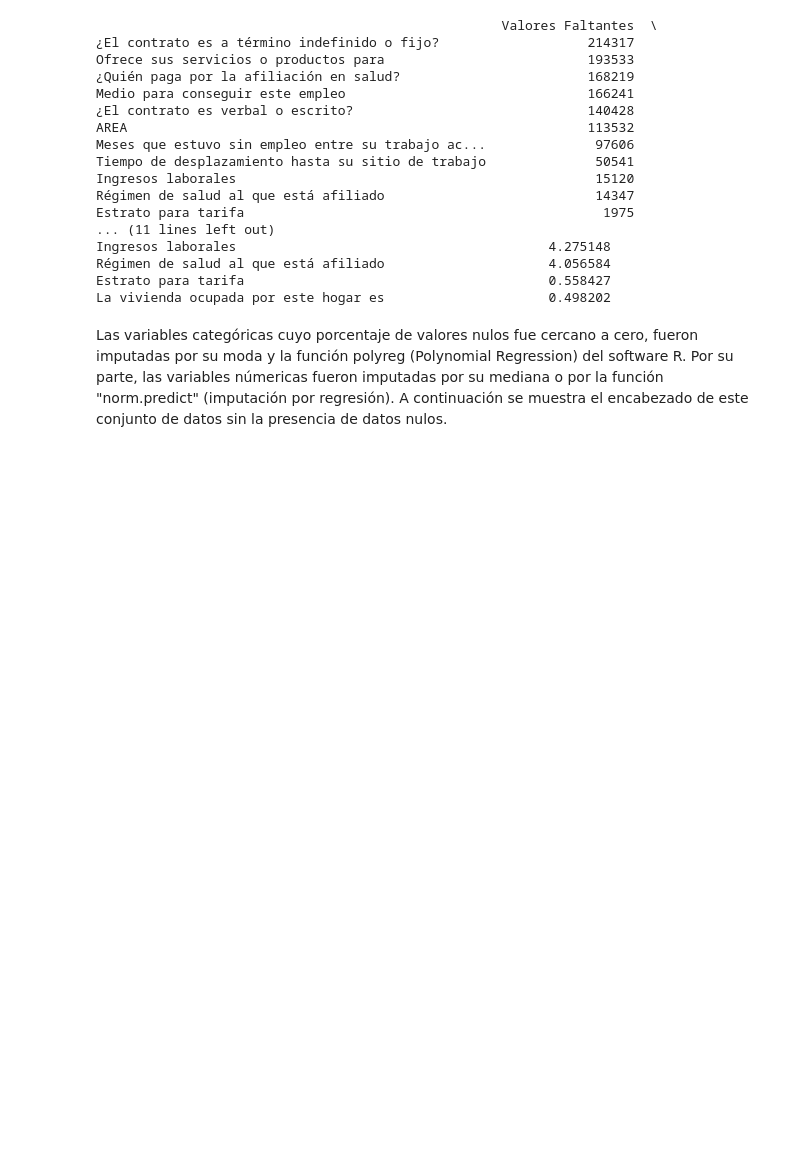
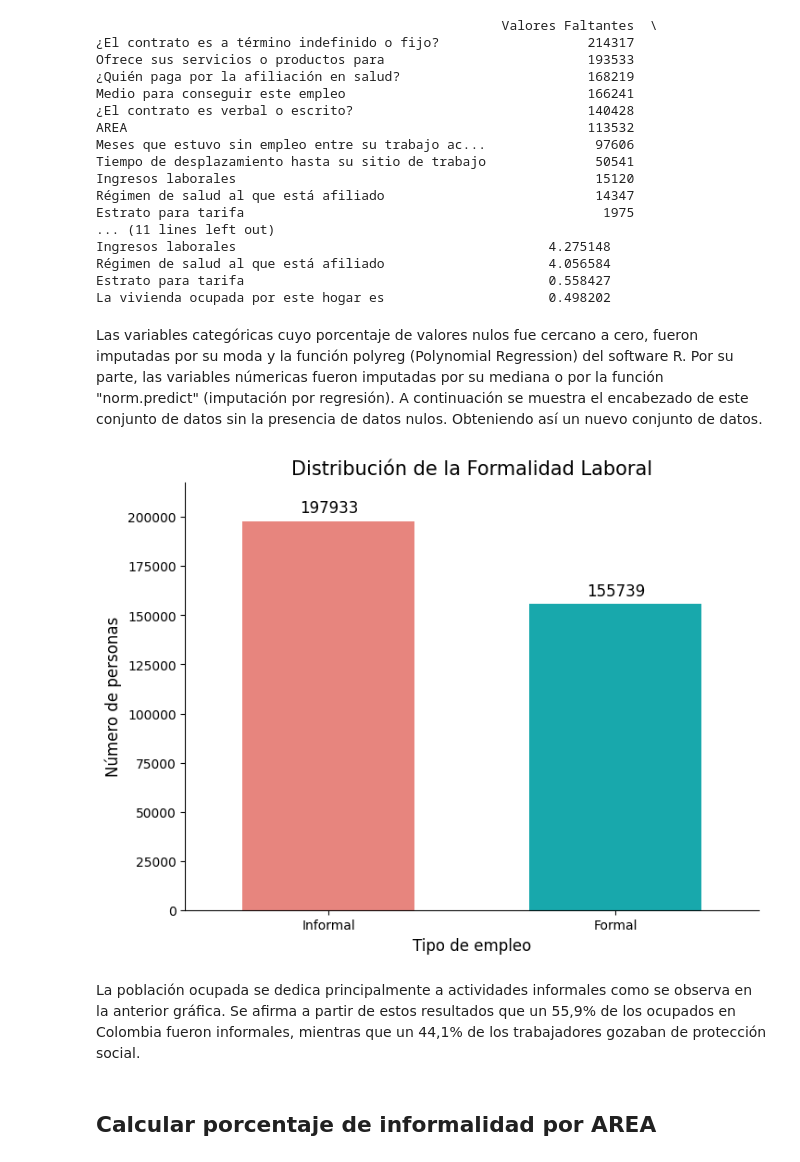
Before and after one commit to ivanna0994/jbook_dataviz_2025, a Jupyter notebook: _sources/capitulo2.ipynb, the cells around one changed output. Drawn from its saved outputs; the diff is of its cells as text; code cells hidden in the pictures; blank space fills up the shorter version.

```diff
--- a/_sources/capitulo2.ipynb
+++ b/_sources/capitulo2.ipynb
@@ -72,3 +74,52 @@ Estrato para tarifa                                       0.558427
 La vivienda ocupada por este hogar es                     0.498202
 # %% [markdown]
 Las variables categóricas cuyo porcentaje de valores nulos fue cercano a cero, fueron imputadas por su moda y la función polyreg (Polynomial Regression) del software R. Por su parte, las variables númericas fueron imputadas por su mediana o por la función "norm.predict" (imputación por regresión). A continuación se muestra el encabezado de este conjunto de datos sin la presencia de datos nulos.
+Obteniendo así un nuevo conjunto de datos.
+# %%
+datos2 = pd.read_csv("/Users/macbook/Downloads/data_filtrada_imputada.csv")
+# %%
+
+mapeo_formalidad = {0: 'Informal', 1: 'Formal'}
+datos3 = datos2.copy()
+datos3['formalidad'] = datos3['formalidad'].map(mapeo_formalidad)
+
+df_formalidad = datos3['formalidad'].value_counts().reset_index()
+df_formalidad.columns = ['formalidad', 'n']
+colores = {'Informal': '#F8766D', 'Formal': '#00BFC4'}
+
+plt.figure(figsize=(8, 6))
+
+ax = sns.barplot(
+    data=df_formalidad,
+    x='formalidad',
+    y='n',
+
+    palette=colores,
+    width=0.6
+)
+
+# Añadir etiquetas de texto
+for p in ax.patches:
+    ax.annotate(f'{int(p.get_height())}',
+                (p.get_x() + p.get_width() / 2., p.get_height()),
+                ha='center',
+                va='center',
+                xytext=(0, 10),
+                textcoords='offset points',
+                fontsize=12)
+
+# Personalización
+plt.title("Distribución de la Formalidad Laboral", fontsize=15)
+plt.xlabel("Tipo de empleo", fontsize=12)
+plt.ylabel("Número de personas", fontsize=12)
+
+# Ajustar el límite del eje Y
+max_n = df_formalidad['n'].max()
+plt.ylim(0, max_n * 1.1)
+
+sns.despine(left=False, bottom=False)
+plt.show()
+# %% [output]
+[figure, added]
+# %% [markdown]
+La población ocupada se dedica principalmente a actividades informales como se observa en la anterior gráfica. Se afirma a partir de estos resultados que un 55,9% de los ocupados en Colombia fueron informales, mientras que un 44,1% de los trabajadores gozaban de protección social.
@@ -74,0 +128,2 @@ Las variables categóricas cuyo porcentaje de valores nulos fue cercano a cero,
+# %% [markdown]
+## Calcular porcentaje de informalidad por AREA
```
Also changed, not shown: parts of 13 cells of this notebook, 6 other files.
